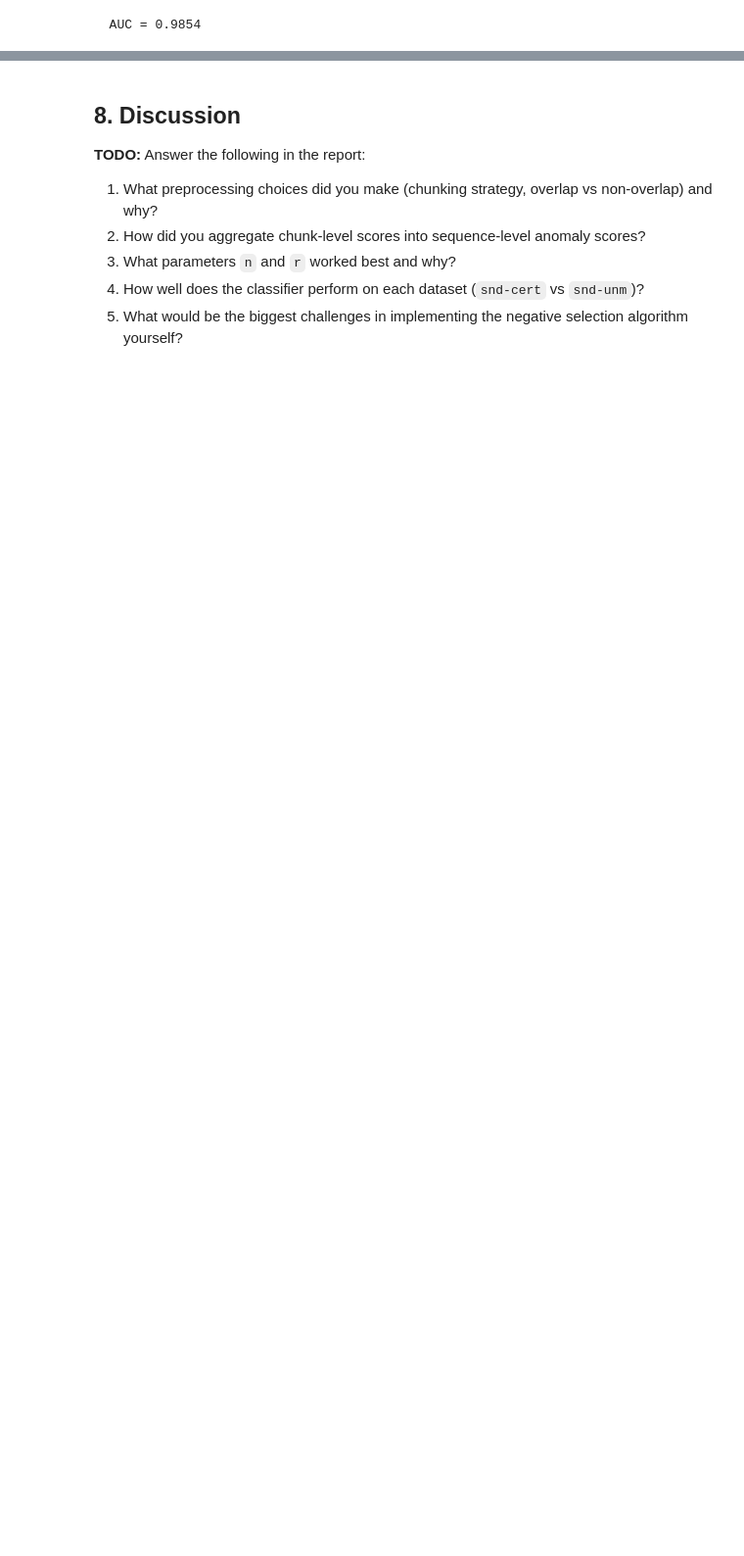
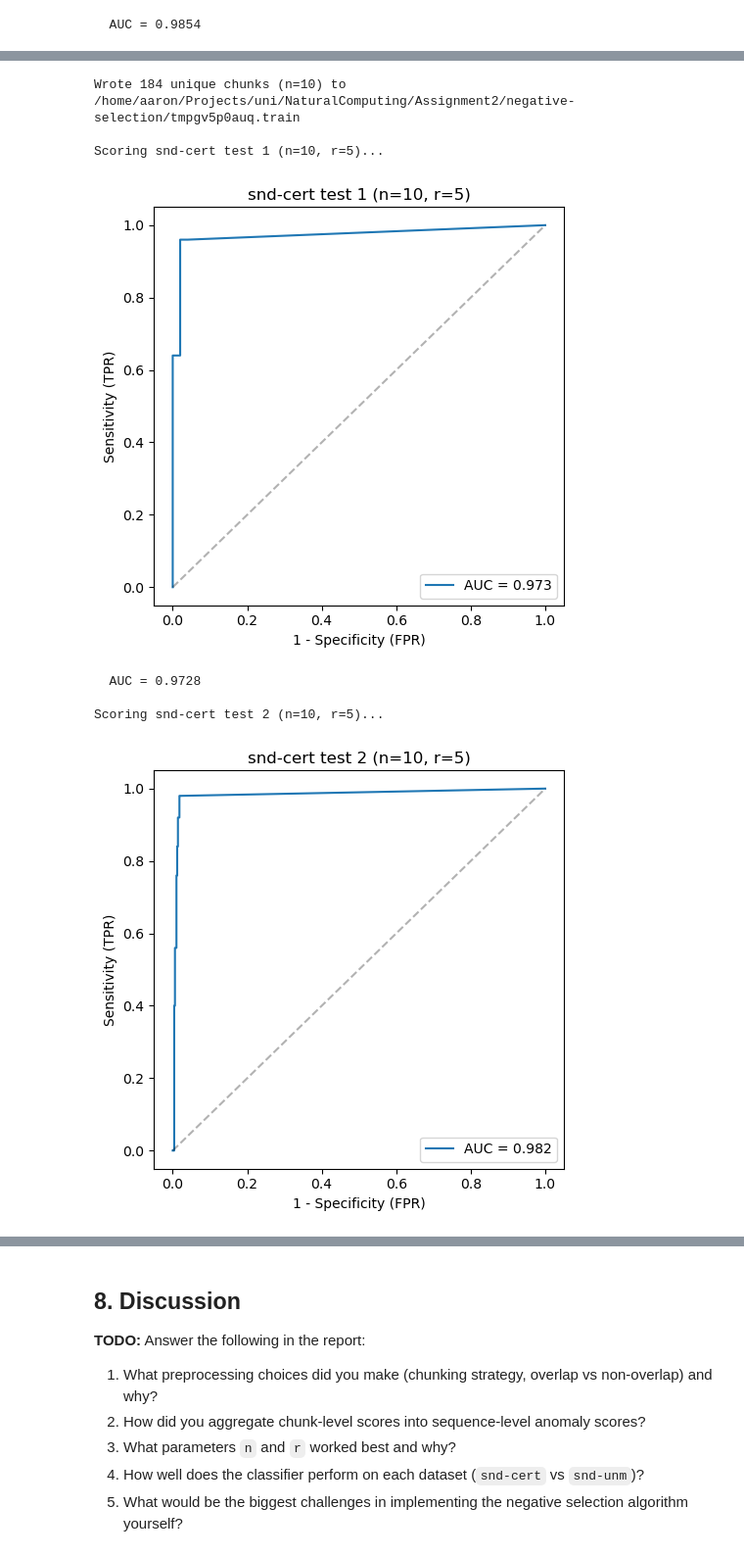
Before and after one commit to DavidMagaram/NaCo, a Jupyter notebook: Assignment2/negative-selection/exercise2_intrusion_detection_j.ipynb, the cells around one changed output, grey strips where cells are left out. Shown at 98% size. Drawn from its saved outputs; the diff is of its cells as text; code cells hidden in the pictures; blank space fills up the shorter version.

Commit message:
add graphs

```diff
--- a/Assignment2/negative-selection/exercise2_intrusion_detection_j.ipynb
+++ b/Assignment2/negative-selection/exercise2_intrusion_detection_j.ipynb
@@ -467,0 +470,31 @@ Scoring snd-unm test 3 (n=7, r=5)...
+# %%
+N = 10 # to rule out noise in the parameter sweep
+R = 5
+results = {}
+
+for dataset_name in ["snd-cert", "snd-unm"]:
+    train_seqs, alpha_file, test_sets = load_dataset(dataset_name)
+    train_file = write_chunked_train(train_seqs, N)
+
+    try:
+        for test_idx, (test_seqs, labels) in enumerate(test_sets, 1):
+            print(f"\nScoring {dataset_name} test {test_idx} (n={N}, r={R})...")
+            scores = score_sequences(train_file, alpha_file, test_seqs, N, R)
+            auc = plot_roc(
+                np.array(labels), scores,
+                title=f"{dataset_name} test {test_idx} (n={N}, r={R})"
+            )
+            print(f"  AUC = {auc:.4f}")
+            results[(dataset_name, test_idx)] = auc
+            # print(f"  AUC = {roc_auc_score(labels, scores):.4f}")
+    finally:
+        Path(train_file).unlink()
+# %% [output]
+Wrote 184 unique chunks (n=10) to /home/aaron/Projects/uni/NaturalComputing/Assignment2/negative-selection/tmpgv5p0auq.train
+
+Scoring snd-cert test 1 (n=10, r=5)...
+[figure, added]
+  AUC = 0.9728
+
+Scoring snd-cert test 2 (n=10, r=5)...
+[figure, added]
```
Also changed, not shown: parts of 2 cells of this notebook, 4 other files.
